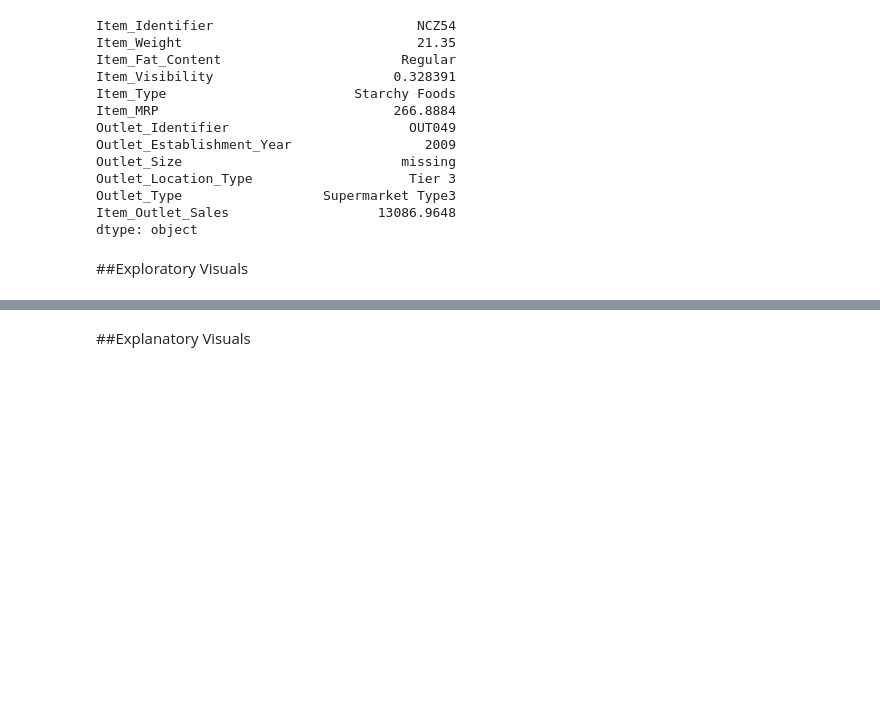
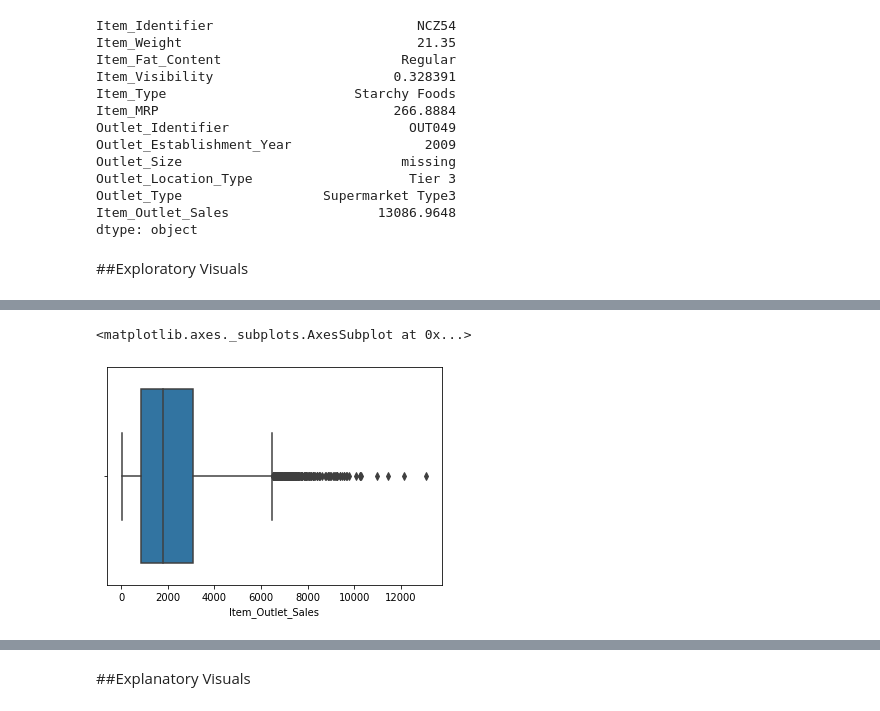
Before and after one commit to jcowart1987/SalesPredictions, a Jupyter notebook: Project1.ipynb, the cells around one changed output, grey strips where cells are left out. Cells and saved outputs as stored; diff of their text form; code cells hidden in the pictures; blank space fills up the shorter version.

```diff
--- a/Project1.ipynb
+++ b/Project1.ipynb
@@ -168,0 +197,5 @@ dtype: object
+# %%
+sns.boxplot(data=df, x = 'Item_Outlet_Sales')
+# %% [output]
+<matplotlib.axes._subplots.AxesSubplot at 0x...>
+[figure, added]
```
Also changed, not shown: parts of 8 cells of this notebook.
